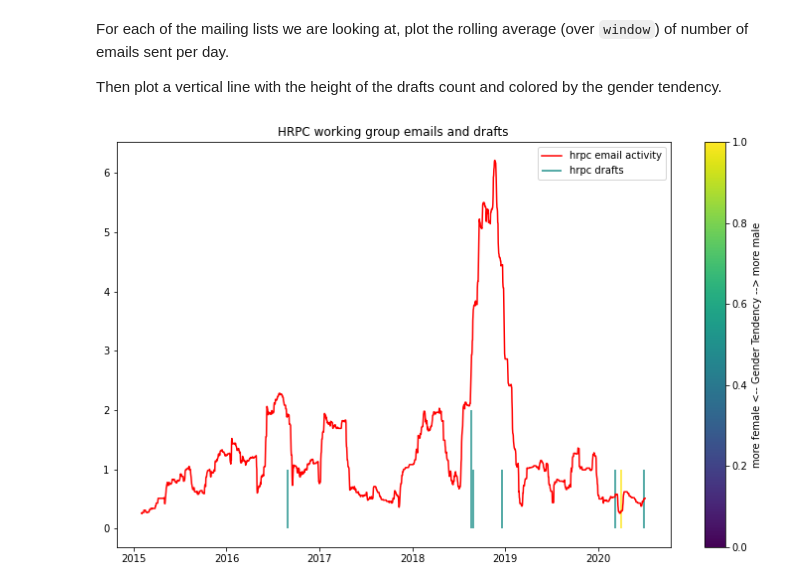
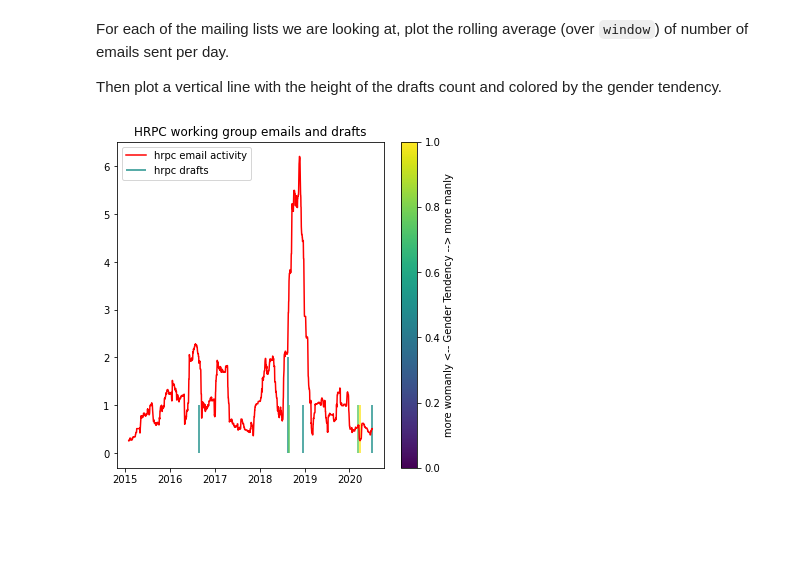
Before and after one commit to datactive/bigbang, a Jupyter notebook: examples/experimental_notebooks/Working Group Emails and Drafts.ipynb, the cells around one changed output. Drawn from its saved outputs; the diff is of its cells as text; code cells hidden in the pictures; blank space fills up the shorter version.

```diff
--- a/examples/experimental_notebooks/Working Group Emails and Drafts.ipynb
+++ b/examples/experimental_notebooks/Working Group Emails and Drafts.ipynb
@@ -92,10 +92,13 @@ def gender_score(name):
         score = 0
         if guess == "male":
             return 1.0
+        elif guess == "female":
+            return 0.0
         else:
-            return 0.0
+            # name does not have confidence to guesss
+            return 0.5
     except:
-        # "unknown"
+        # Some error, "unknown"
         return .5
 # %% [markdown]
 This is used to get a gender guess for each author.
@@ -141,34 +144,34 @@ Then plot a vertical line with the height of the drafts count and colored by the
 # %%
 window = 100
 # %%
-plt.figure(figsize=(12.5, 7.5))
+plt.figure(figsize=(6, 6))
 
 for i, activity in enumerate(activities):
 
     colors = 'rgbkm'
 
     ta = activity.sum(1)
     rmta = ta.rolling(window).mean()
     rmtadna = rmta.dropna()
     plt.plot_date(np.array(rmtadna.index),
                   np.array(rmtadna.values),
                   colors[i],
                   label=mailman.get_list_name(urls[i]) + ' email activity',
                   xdate=True)
 
 
 vax = plt.vlines(drafts_per_day.index,
            0,
            drafts_per_day,
            colors = draft_gt_per_day,
            cmap = 'viridis',
            label='hrpc drafts')
 
 plt.legend()
 plt.title("HRPC working group emails and drafts")
-plt.colorbar(vax, label = "more female <-- Gender Tendency --> more male")
+plt.colorbar(vax, label = "more womanly <-- Gender Tendency --> more manly")
 
 plt.savefig("activites-marked.png")
 plt.show()
 # %% [output]
-[figure, old version]
+[figure, new version]
```
Also changed, not shown: parts of 1 cell of this notebook, 1 other file.
